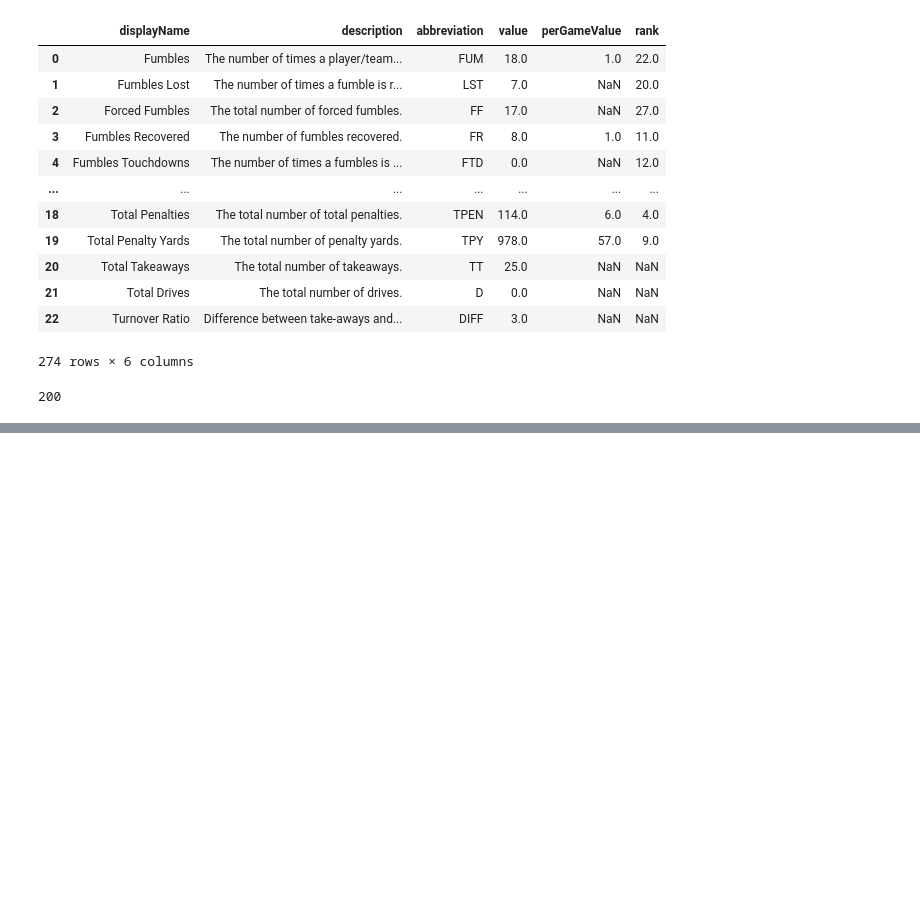
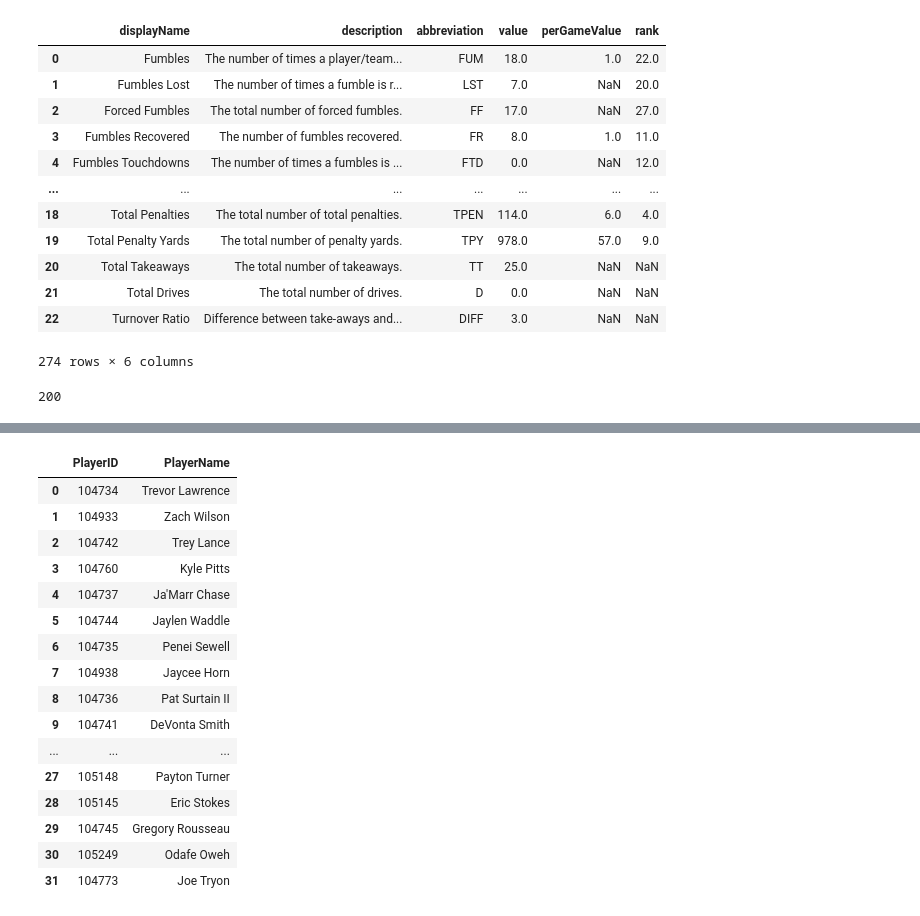
Before and after one commit to okennedyumd/INST414-Project, a Jupyter notebook: NFL_API_DATABASE.ipynb, the cells around one changed output, grey strips where cells are left out. Drawn from its saved outputs; the diff is of its cells as text; code cells hidden in the pictures; blank space fills up the shorter version.

```diff
--- a/NFL_API_DATABASE.ipynb
+++ b/NFL_API_DATABASE.ipynb
@@ -295,7 +295,7 @@ s
 # %%
 s.to_csv('Houston Texans Stats 2021.csv')
 # %%
-resp4 = requests.get('https://sports.core.api.espn.com/v2/sports/football/leagues/nfl/seasons/2000/athletes')
+resp4 = requests.get('https://sports.core.api.espn.com/v2/sports/football/leagues/nfl/seasons/2021/draft/rounds')
 resp4.status_code
 # %% [output]
 200
@@ -322,0 +323,5 @@ resp4_obj
+# %%
+p = (resp4_obj['items'][0]['picks'])
+pl = pd.json_normalize(p)
+pla = pl[['athlete.$ref']].dropna()
+pla.head()
@@ -322,0 +335,37 @@ resp4_obj
+# %%
+i = 0
+lead = pla['athlete.$ref']
+ath1 = []
+ath2 = []
+for line in lead:
+    tb = requests.get(lead[i])
+    tb2 = tb.json()
+    a = tb2['id']
+    b = tb2['fullName']
+    ath1.append(a)
+    ath2.append(b)
+    i+=1
+# %%
+athelete1=pd.DataFrame()
+athelete1['PlayerID'] = ath1
+athelete1['PlayerName'] = ath2
+# %%
+athelete1
+# %% [output]
+|  | PlayerID | PlayerName |
+| 0 | 104734 | Trevor Lawrence |
+| 1 | 104933 | Zach Wilson |
+| 2 | 104742 | Trey Lance |
+| 3 | 104760 | Kyle Pitts |
+| 4 | 104737 | Ja'Marr Chase |
+| 5 | 104744 | Jaylen Waddle |
+| 6 | 104735 | Penei Sewell |
+| 7 | 104938 | Jaycee Horn |
+| 8 | 104736 | Pat Surtain II |
+| 9 | 104741 | DeVonta Smith |
+| ... | ... | ... |
+| 27 | 105148 | Payton Turner |
+| 28 | 105145 | Eric Stokes |
+| 29 | 104745 | Gregory Rousseau |
+| 30 | 105249 | Odafe Oweh |
+| 31 | 104773 | Joe Tryon |
```
Also changed, not shown: parts of 2 cells of this notebook.
